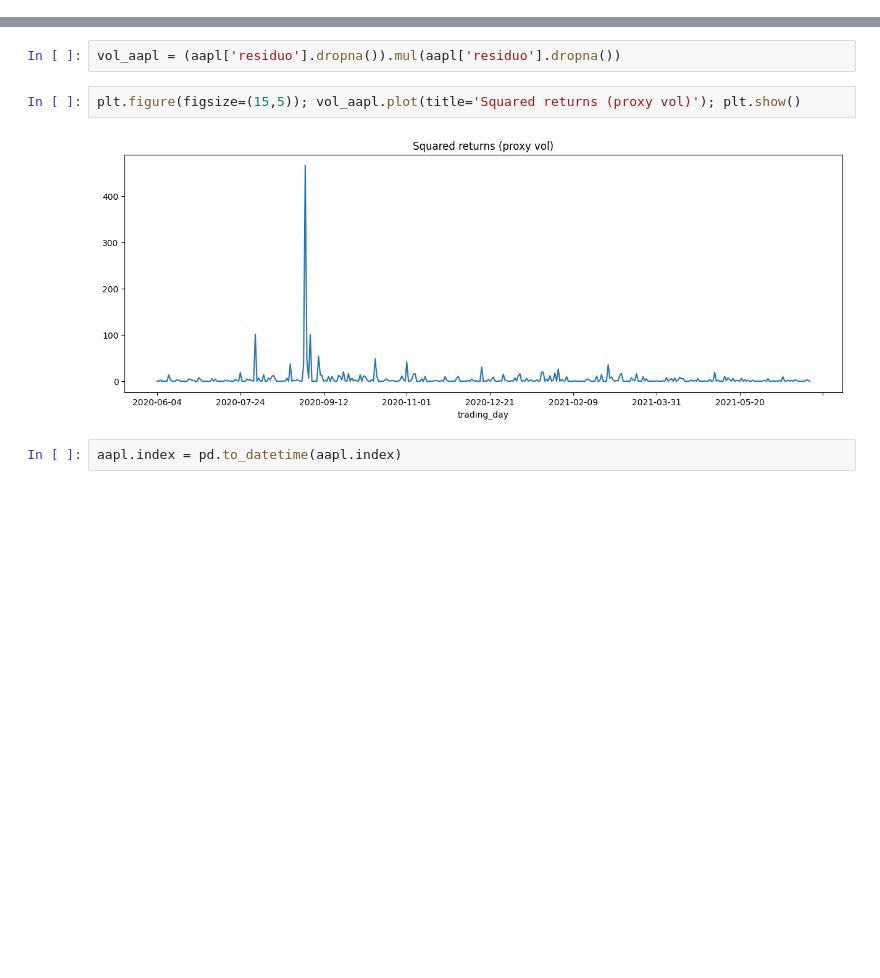
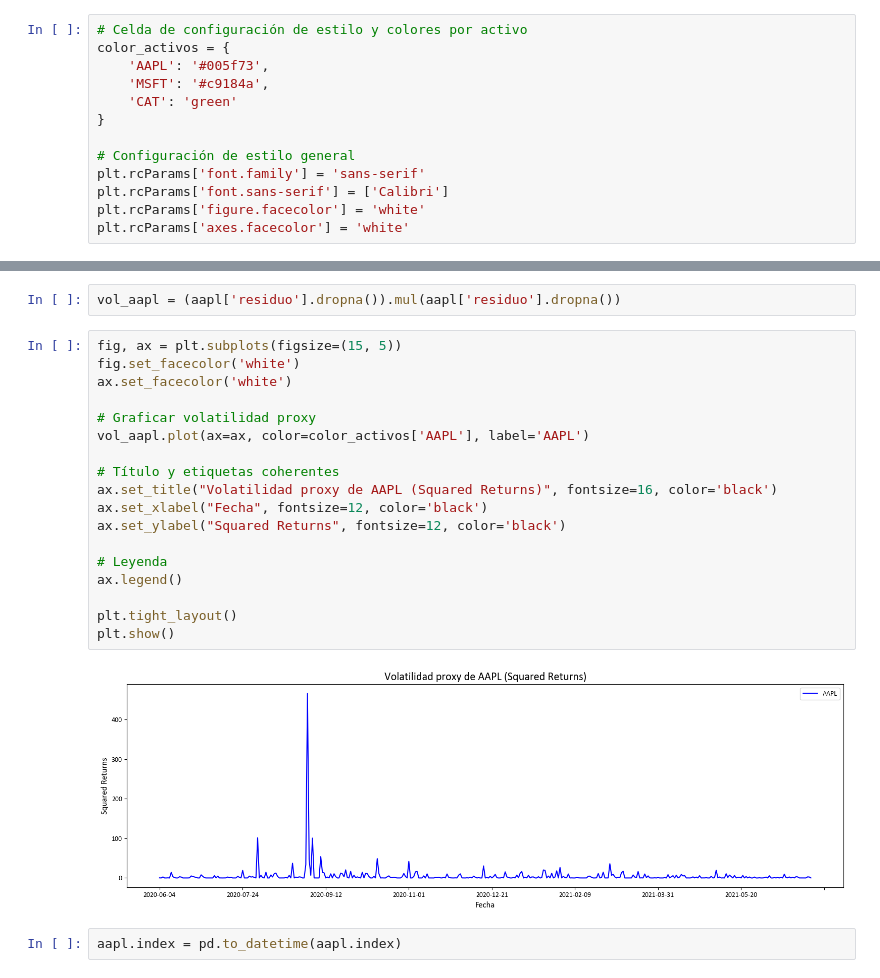
Before and after one commit to josebaajuria/BBVA_reto9, a Jupyter notebook: 25-26_3_R9_AZUL_CLARO/Descomposicion_series_temporales.ipynb, the cells around one changed output, grey strips where cells are left out. Cells and saved outputs as stored; diff of their text form; blank space fills up the shorter version.

```diff
--- a/25-26_3_R9_AZUL_CLARO/Descomposicion_series_temporales.ipynb
+++ b/25-26_3_R9_AZUL_CLARO/Descomposicion_series_temporales.ipynb
@@ -12,6 +12,19 @@ from statsmodels.stats.diagnostic import het_arch
 from statsmodels.graphics import tsaplots
 import statsmodels.graphics.tsaplots as sgt
 from arch import arch_model
+# %%
+# Celda de configuración de estilo y colores por activo
+color_activos = {
+    'AAPL': '#005f73',
+    'MSFT': '#c9184a',
+    'CAT': 'green'
+}
+
+# Configuración de estilo general
+plt.rcParams['font.family'] = 'sans-serif'
+plt.rcParams['font.sans-serif'] = ['Calibri']
+plt.rcParams['figure.facecolor'] = 'white'
+plt.rcParams['axes.facecolor'] = 'white'
 # %% [markdown]
 ## 1<sup>er</sup> activo: APPLE (AAPL)
 # %%
@@ -132,9 +186,25 @@ ES MENOR QUE 0.05, PRESENTA HETEROCEDASTICIDAD, NO ES ESTRICTAMENTE ESTACIONARIA
 # %%
 vol_aapl = (aapl['residuo'].dropna()).mul(aapl['residuo'].dropna())
 # %%
-plt.figure(figsize=(15,5)); vol_aapl.plot(title='Squared returns (proxy vol)'); plt.show()
+fig, ax = plt.subplots(figsize=(15, 5))
+fig.set_facecolor('white')
+ax.set_facecolor('white')
+
+# Graficar volatilidad proxy
+vol_aapl.plot(ax=ax, color=color_activos['AAPL'], label='AAPL')
+
+# Título y etiquetas coherentes
+ax.set_title("Volatilidad proxy de AAPL (Squared Returns)", fontsize=16, color='black')
+ax.set_xlabel("Fecha", fontsize=12, color='black')
+ax.set_ylabel("Squared Returns", fontsize=12, color='black')
+
+# Leyenda
+ax.legend()
+
+plt.tight_layout()
+plt.show()
 # %% [output]
-[figure, old version]
+[figure, new version]
 # %%
 aapl.index = pd.to_datetime(aapl.index)
 # %%
```
Also changed, not shown: parts of 40 cells of this notebook, 1 other file.
